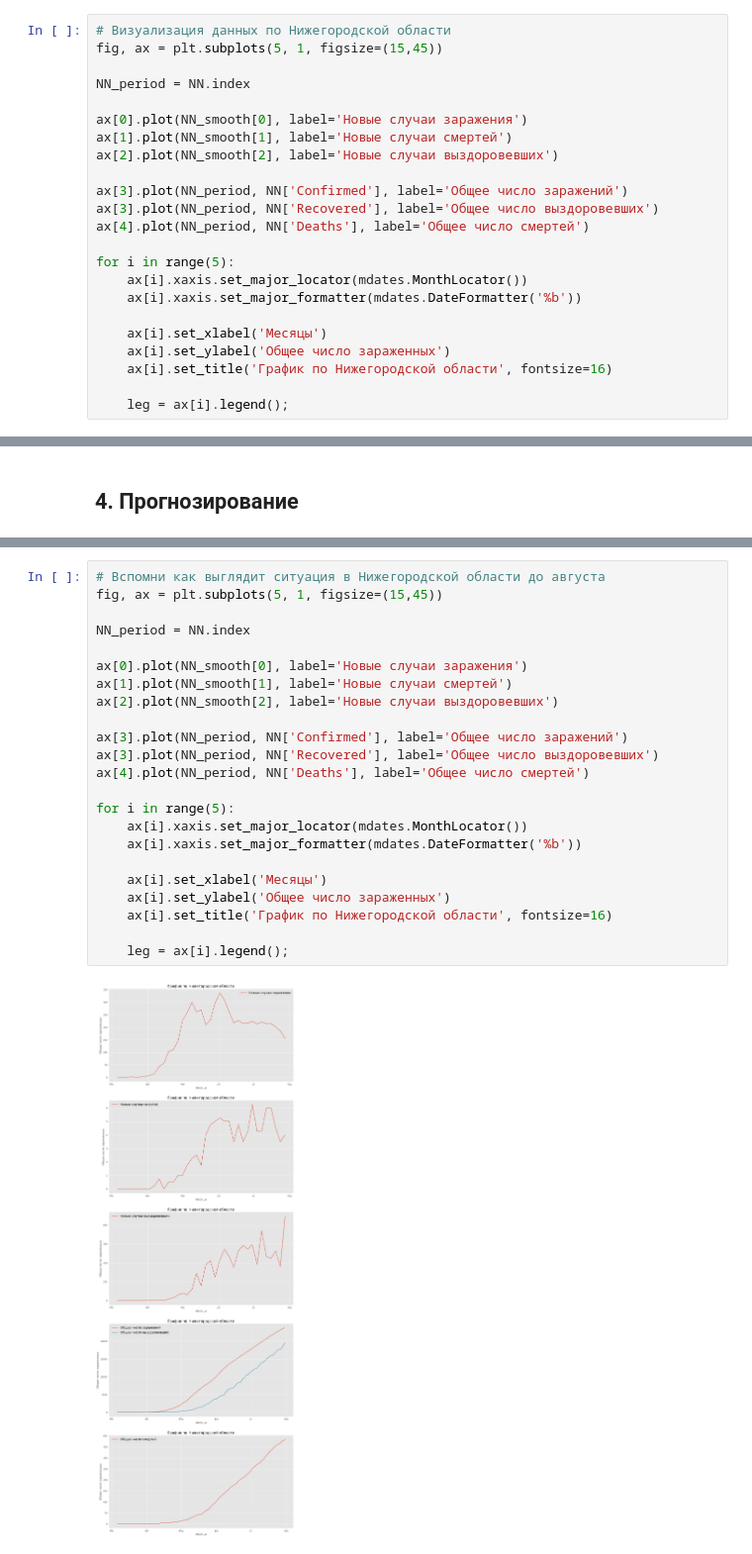
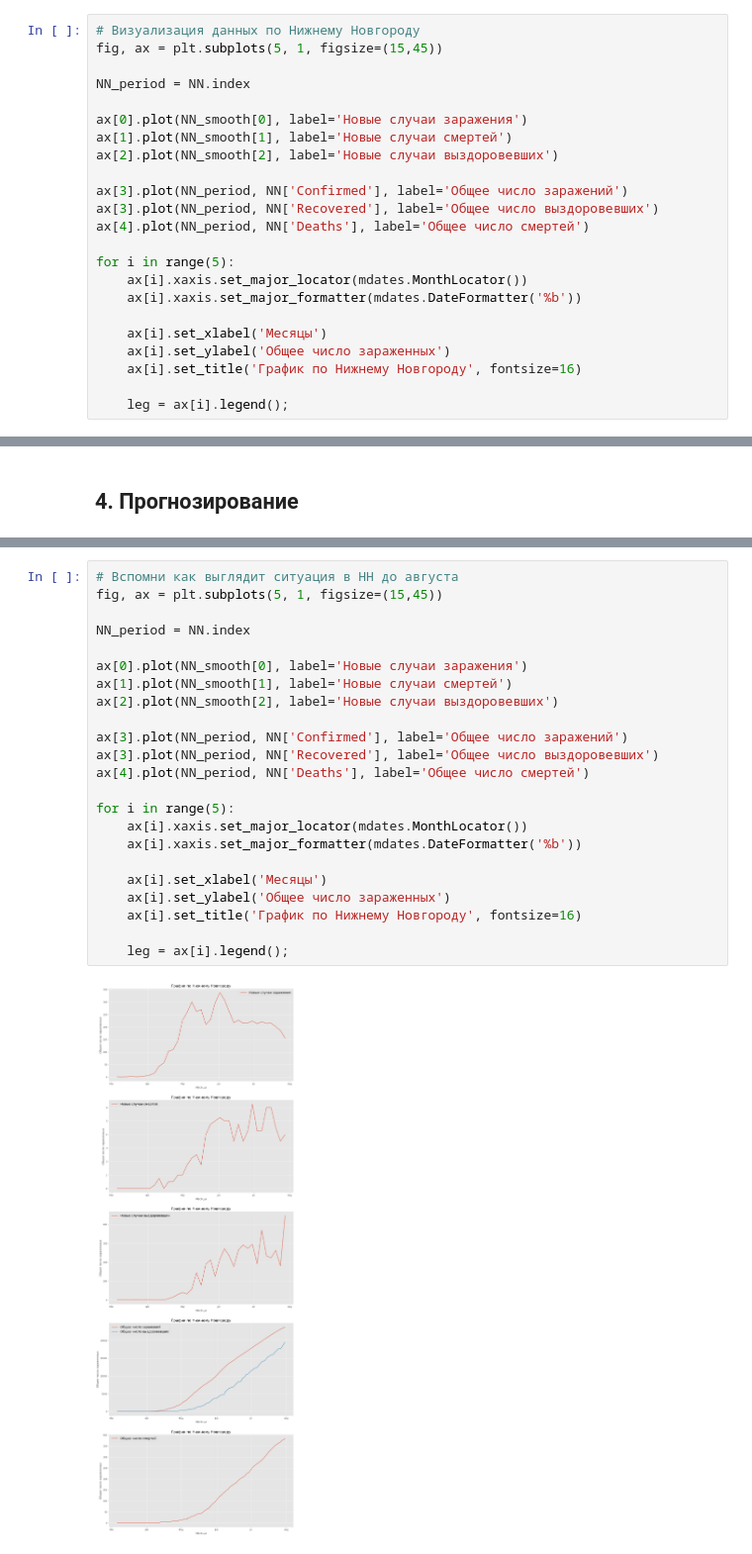
Before and after one commit to igor-sumin/Covid-19, a Jupyter notebook: Covid-19.ipynb, the cells around one changed output, grey strips where cells are left out. Shown: that part at 99% size. Drawn from its saved outputs; the diff is of its cells as text.

```diff
--- a/Covid-19.ipynb
+++ b/Covid-19.ipynb
@@ -105,5 +101,5 @@ for i in range(5):
 # %%
-# Визуализация данных по Нижегородской области
+# Визуализация данных по Нижнему Новгороду
 fig, ax = plt.subplots(5, 1, figsize=(15,45))
 
 NN_period = NN.index
@@ -122,7 +118,7 @@ for i in range(5):
 
     ax[i].set_xlabel('Месяцы')
     ax[i].set_ylabel('Общее число зараженных')
-    ax[i].set_title('График по Нижегородской области', fontsize=16)
+    ax[i].set_title('График по Нижнему Новгороду', fontsize=16)
 
     leg = ax[i].legend();
 # %% [output]
@@ -364,26 +297,26 @@ pltplot(I_new, I, "I")
 # %%
-# Вспомни как выглядит ситуация в Нижегородской области до августа
+# Вспомни как выглядит ситуация в НН до августа
 fig, ax = plt.subplots(5, 1, figsize=(15,45))
 
 NN_period = NN.index
 
 ax[0].plot(NN_smooth[0], label='Новые случаи заражения')
 ax[1].plot(NN_smooth[1], label='Новые случаи смертей')
 ax[2].plot(NN_smooth[2], label='Новые случаи выздоровевших')
 
 ax[3].plot(NN_period, NN['Confirmed'], label='Общее число заражений')
 ax[3].plot(NN_period, NN['Recovered'], label='Общее число выздоровевших')
 ax[4].plot(NN_period, NN['Deaths'], label='Общее число смертей')
 
 for i in range(5):
     ax[i].xaxis.set_major_locator(mdates.MonthLocator())
     ax[i].xaxis.set_major_formatter(mdates.DateFormatter('%b'))
 
     ax[i].set_xlabel('Месяцы')
     ax[i].set_ylabel('Общее число зараженных')
-    ax[i].set_title('График по Нижегородской области', fontsize=16)
+    ax[i].set_title('График по Нижнему Новгороду', fontsize=16)
 
     leg = ax[i].legend();
 # %% [output]
-[figure, old version]
+[figure, new version]
 # %%
```
Also changed, not shown: parts of 34 cells of this notebook.
